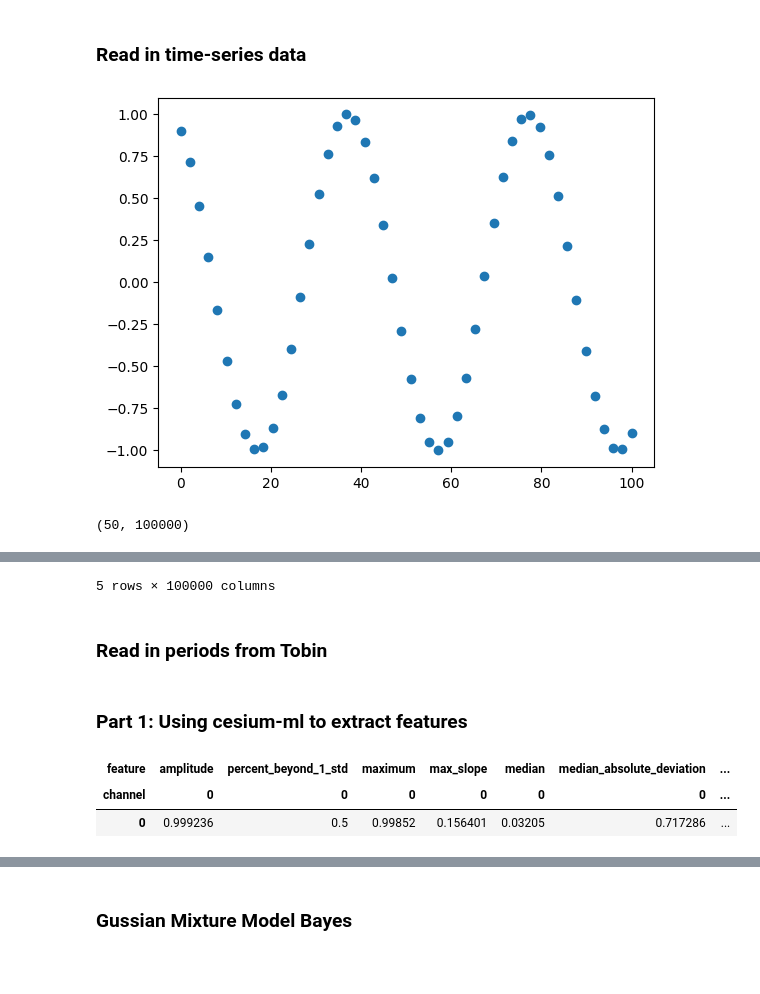
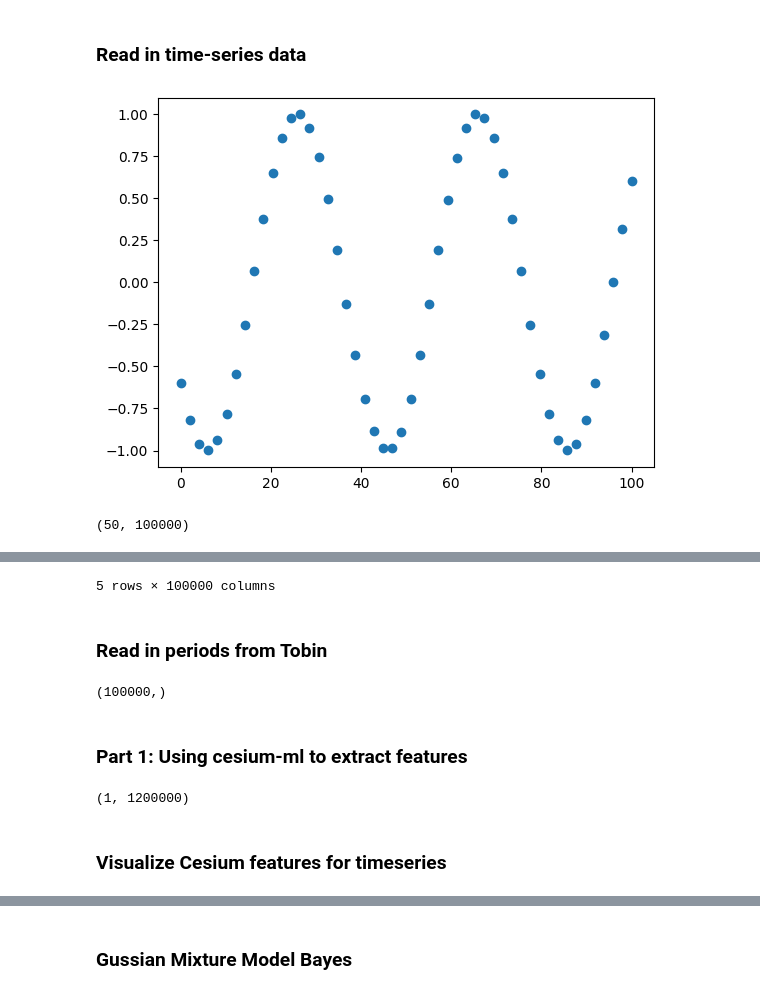
Before and after one commit to mmckay18/astr598_spr24_classification_repo, a Jupyter notebook: NOTEBOOKS/classification_models.ipynb, the cells around one changed output, grey strips where cells are left out. Cells and saved outputs as stored; diff of their text form; code cells hidden in the pictures; blank space fills up the shorter version.

Commit message:
Recent changes to GMM classification

```diff
--- a/NOTEBOOKS/classification_models.ipynb
+++ b/NOTEBOOKS/classification_models.ipynb
@@ -52,14 +39,13 @@ def plot_timeseries(df: pd.DataFrame, indx=0 ) -> None:
 
     plt.show()
 # %%
-# df_A = pd.read_csv('/home/jovyan/COURSE_MATERIALS/lectures/data/fieldA.csv')
 ts_single_freq_df = pd.read_feather('/Users/mmckay/Desktop/astr598_spr24_classification_repo/data/timeseries_single_frequency.feather')
 ts_single_freq_df.head()
-plot_timeseries(ts_single_freq_df, indx=10000)
+plot_timeseries(ts_single_freq_df, indx=1000)
 print(ts_single_freq_df.shape)
 ts_single_freq_df.head()
 # %% [output]
-[figure, old version]
+[figure, new version]
 (50, 100000)
 |  | y0 | y1 | y2 | y3 | y4 | y5 | y6 | y7 | y8 | y9 | ... | ... |
 | 0.000000 | -0.987242 | -0.735776 | -0.835780 | 0.368300 | 0.993337 | 0.607363 | 0.991060 | 0.913201 | 0.988297 | -0.428671 | ... | ... |
@@ -80,6 +67,16 @@ ts_single_freq_df.head()
 # plot_timeseries(df_A, indx=10)
 # %% [markdown]
 ### Read in periods from Tobin
+# %%
+import pandas as pd
+
+# Read data from pickle file
+single_freq_periods = np.array(pd.read_pickle('/Users/mmckay/Desktop/astr598_spr24_classification_repo/DATA/periods_single_freq.pkl'))
+
+# Display the dataframe
+single_freq_periods.shape
+# %% [output]
+(100000,)
 # %% [markdown]
 ### Part 1: Using cesium-ml to extract features
 # %%
@@ -97,16 +94,15 @@ features_to_use = [
     "skew",
     "std",
     "weighted_average",
+    "period_fast"
 ]
 fset_cesium = featurize.featurize_time_series(
     times=np.array(ts_single_freq_df.index),
-    values=np.array(ts_single_freq_df['y10']),
+    values=np.array(ts_single_freq_df[:].transpose()),
     errors=None,
     features_to_use=features_to_use,
 )
-# print(fset_cesium.head())
-fset_cesium.head()
+
+fset_cesium.shape
 # %% [output]
-| feature | amplitude | percent_beyond_1_std | maximum | max_slope | median | median_absolute_deviation | ... |
-| channel | 0 | 0 | 0 | 0 | 0 | 0 | ... |
-| 0 | 0.999236 | 0.5 | 0.99852 | 0.156401 | 0.03205 | 0.717286 | ... |
+(1, 1200000)
@@ -112,0 +113,2 @@ fset_cesium.head()
+# %% [markdown]
+### Visualize Cesium features for timeseries
```
Also changed, not shown: parts of 22 cells of this notebook.
